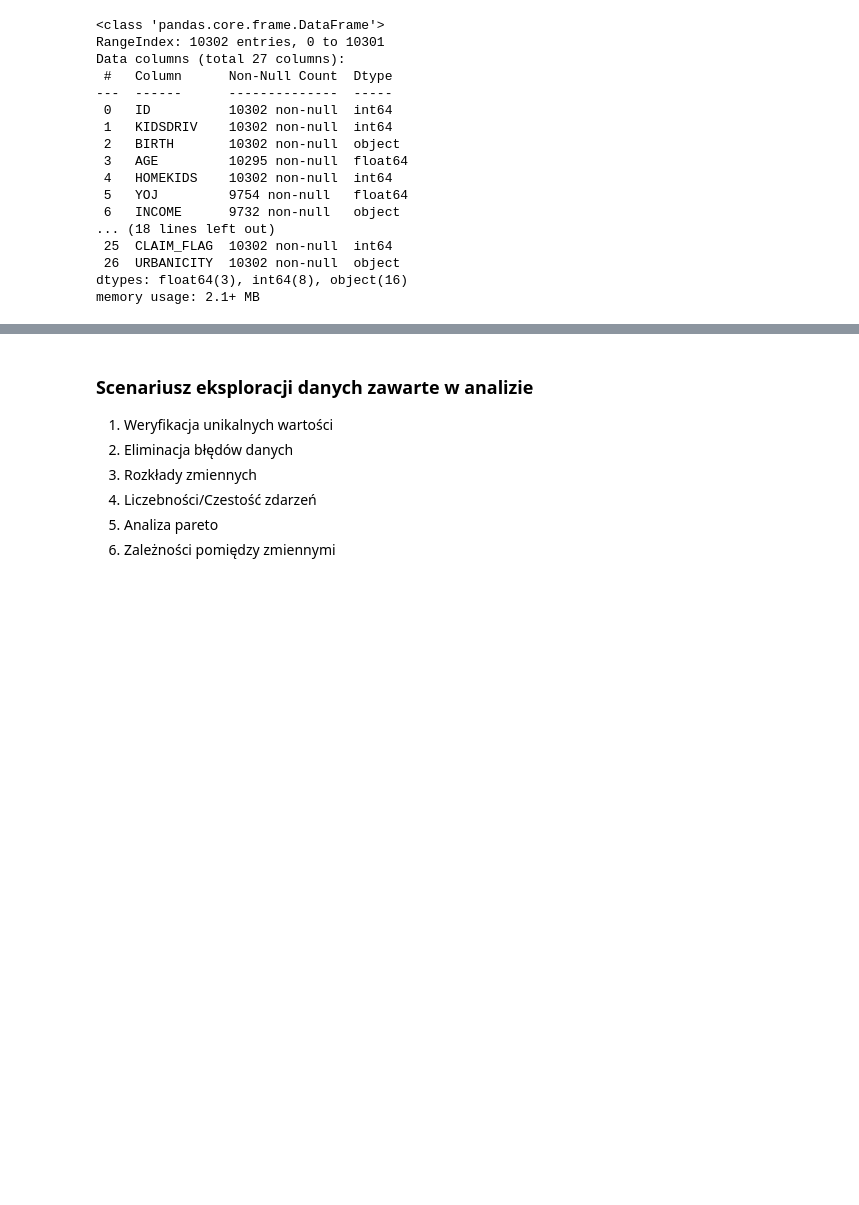
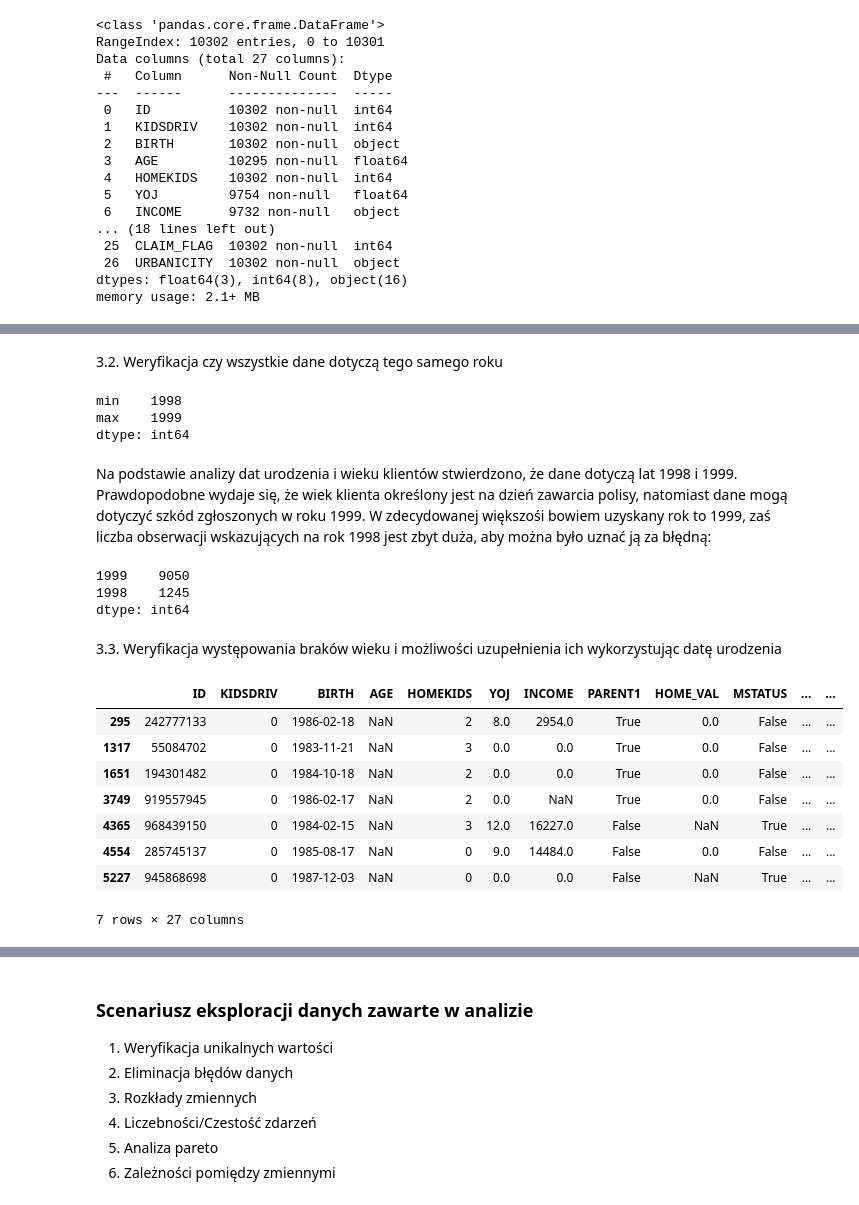
Before and after one commit to DominikMAI/Modele_Parametryczne, a Jupyter notebook: Eksploracja_danych.ipynb, the cells around one changed output, grey strips where cells are left out. Drawn from its saved outputs; the diff is of its cells as text; code cells hidden in the pictures; blank space fills up the shorter version.

```diff
--- a/Eksploracja_danych.ipynb
+++ b/Eksploracja_danych.ipynb
@@ -67,0 +300,31 @@ memory usage: 2.1+ MB
+# %% [markdown]
+3.2. Weryfikacja czy wszystkie dane dotyczą tego samego roku
+# %%
+dates_check = (df[~df['AGE'].isna()]['BIRTH'] + df[~df['AGE'].isna()]['AGE'].apply(lambda row: relativedelta.relativedelta(years=row))).apply(lambda row: row.year)
+dates_check.agg(['min', 'max'])
+# %% [output]
+min    1998
+max    1999
+dtype: int64
+# %% [markdown]
+Na podstawie analizy dat urodzenia i wieku klientów stwierdzono, że dane dotyczą lat 1998 i 1999. Prawdopodobne wydaje się, że wiek klienta określony jest na dzień zawarcia polisy, natomiast dane mogą dotyczyć szkód zgłoszonych w roku 1999. W zdecydowanej większośi bowiem uzyskany rok to 1999, zaś liczba obserwacji wskazujących na rok 1998 jest zbyt duża, aby można było uznać ją za błędną:
+# %%
+dates_check.value_counts()
+# %% [output]
+1999    9050
+1998    1245
+dtype: int64
+# %% [markdown]
+3.3. Weryfikacja występowania braków wieku i możliwości uzupełnienia ich wykorzystując datę urodzenia
+# %%
+df[df['AGE'].isna()]
+# %% [output]
+|  | ID | KIDSDRIV | BIRTH | AGE | HOMEKIDS | YOJ | INCOME | PARENT1 | HOME_VAL | MSTATUS | ... | ... |
+| 295 | 242777133 | 0 | 1986-02-18 | NaN | 2 | 8.0 | 2954.0 | True | 0.0 | False | ... | ... |
+| 1317 | 55084702 | 0 | 1983-11-21 | NaN | 3 | 0.0 | 0.0 | True | 0.0 | False | ... | ... |
+| 1651 | 194301482 | 0 | 1984-10-18 | NaN | 2 | 0.0 | 0.0 | True | 0.0 | False | ... | ... |
+| 3749 | 919557945 | 0 | 1986-02-17 | NaN | 2 | 0.0 | NaN | True | 0.0 | False | ... | ... |
+| 4365 | 968439150 | 0 | 1984-02-15 | NaN | 3 | 12.0 | 16227.0 | False | NaN | True | ... | ... |
+| 4554 | 285745137 | 0 | 1985-08-17 | NaN | 0 | 9.0 | 14484.0 | False | 0.0 | False | ... | ... |
+| 5227 | 945868698 | 0 | 1987-12-03 | NaN | 0 | 0.0 | 0.0 | False | NaN | True | ... | ... |
+7 rows × 27 columns
```
Also changed, not shown: parts of 77 cells of this notebook, 1 other file.
